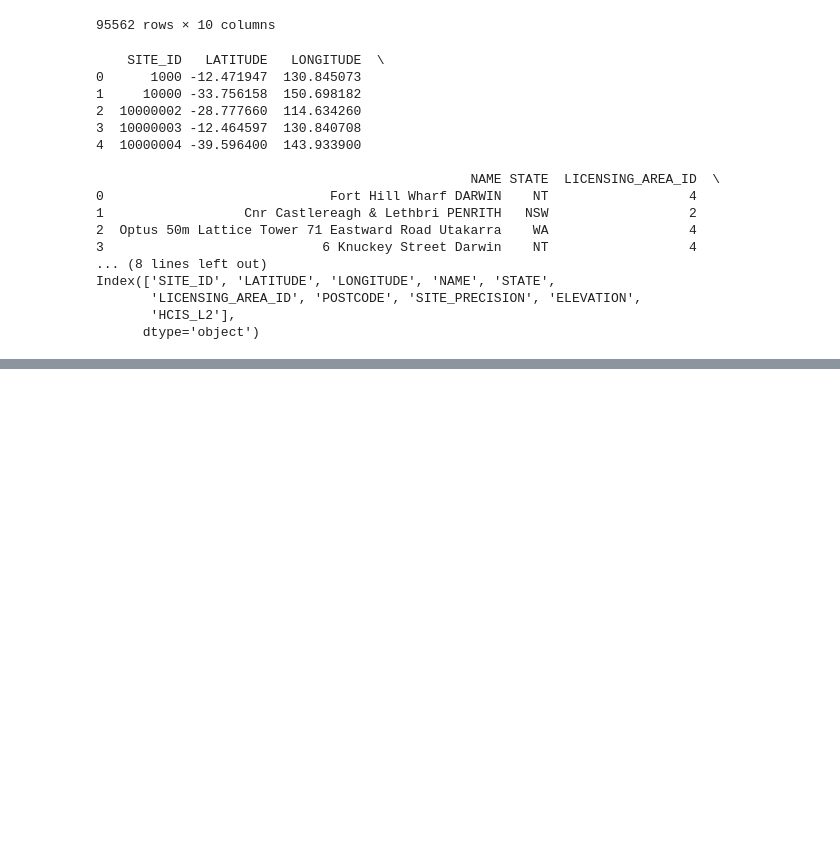
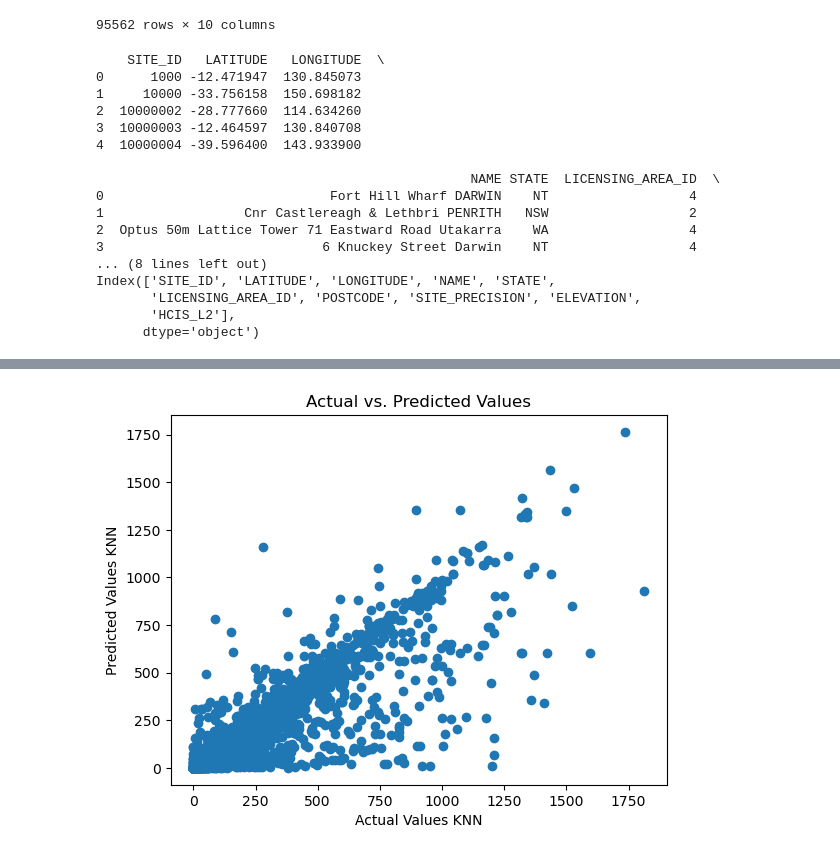
Before and after one commit to TMoyo22/MultilayerPerceptronModel, a Jupyter notebook: Group 17 Assignment.ipynb, the cells around one changed output, grey strips where cells are left out. Drawn from its saved outputs; the diff is of its cells as text; code cells hidden in the pictures; blank space fills up the shorter version.

```diff
--- a/Group 17 Assignment.ipynb
+++ b/Group 17 Assignment.ipynb
@@ -173,0 +217,12 @@ plt.show()
+# %%
+ya_KNN = y_test
+yp_KNN = KNN.predict(x_test)
+
+
+plt.scatter(ya_KNN , yp_KNN)
+plt.xlabel("Actual Values KNN")
+plt.ylabel("Predicted Values KNN")
+plt.title("Actual vs. Predicted Values")
+plt.show()
+# %% [output]
+[figure, added]
```
Also changed, not shown: parts of 18 cells of this notebook.
